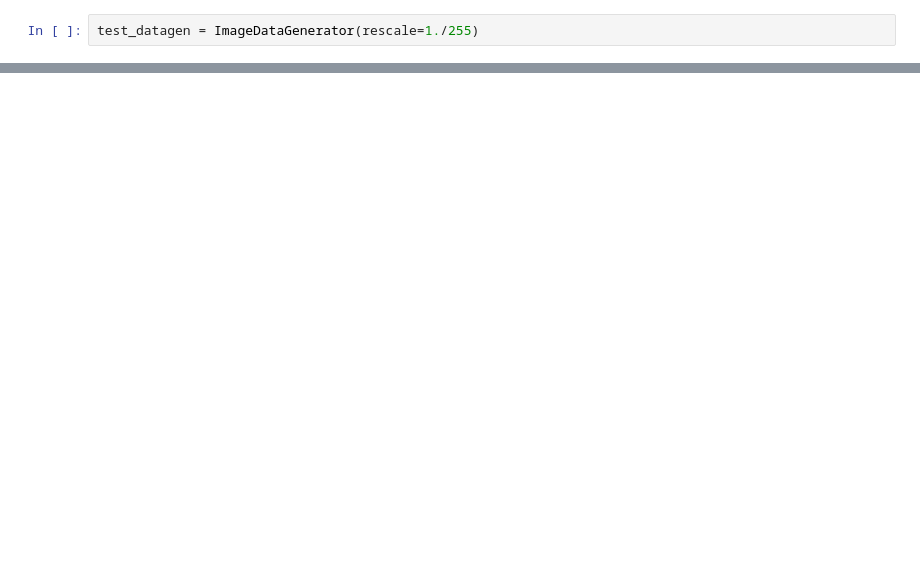
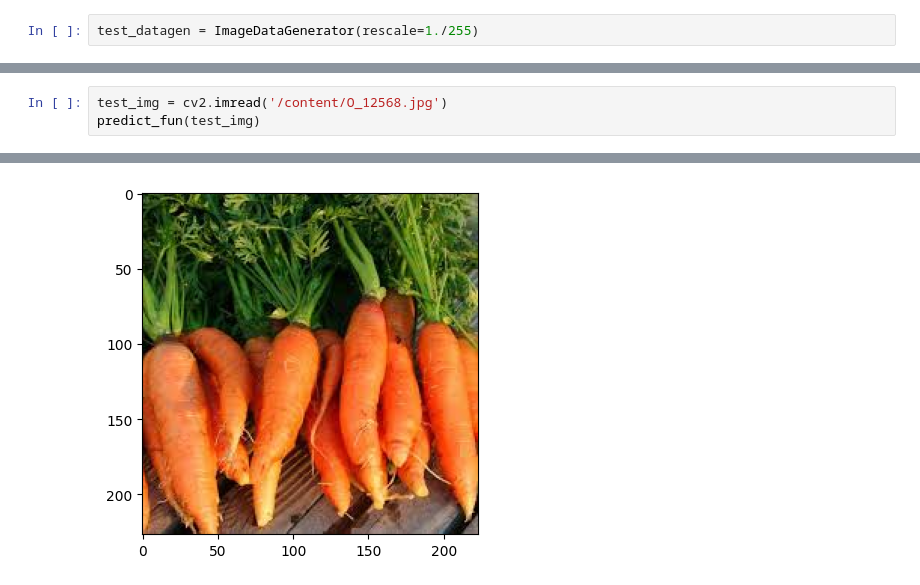
Before and after one commit to nhemanth1103/CNN-plastic-waste-classification, a Jupyter notebook: wasteclassification.ipynb, the cells around one changed output, grey strips where cells are left out. Drawn from its saved outputs; the diff is of its cells as text; blank space fills up the shorter version.

```diff
--- a/wasteclassification.ipynb
+++ b/wasteclassification.ipynb
@@ -216,0 +218,4 @@ Epoch 10/10
+# %%
+test_img = cv2.imread('/content/O_12568.jpg')
+predict_fun(test_img)
+# %% [output]
@@ -216,0 +224 @@ Epoch 10/10
+[figure, added]
```
Also changed, not shown: parts of 28 cells of this notebook.
